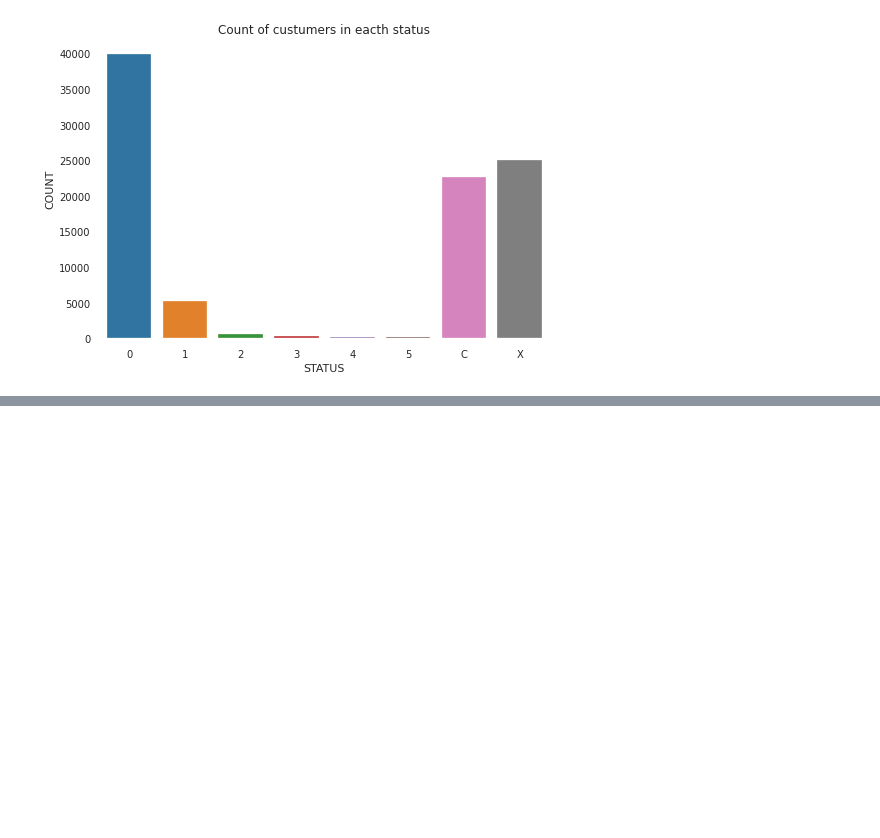
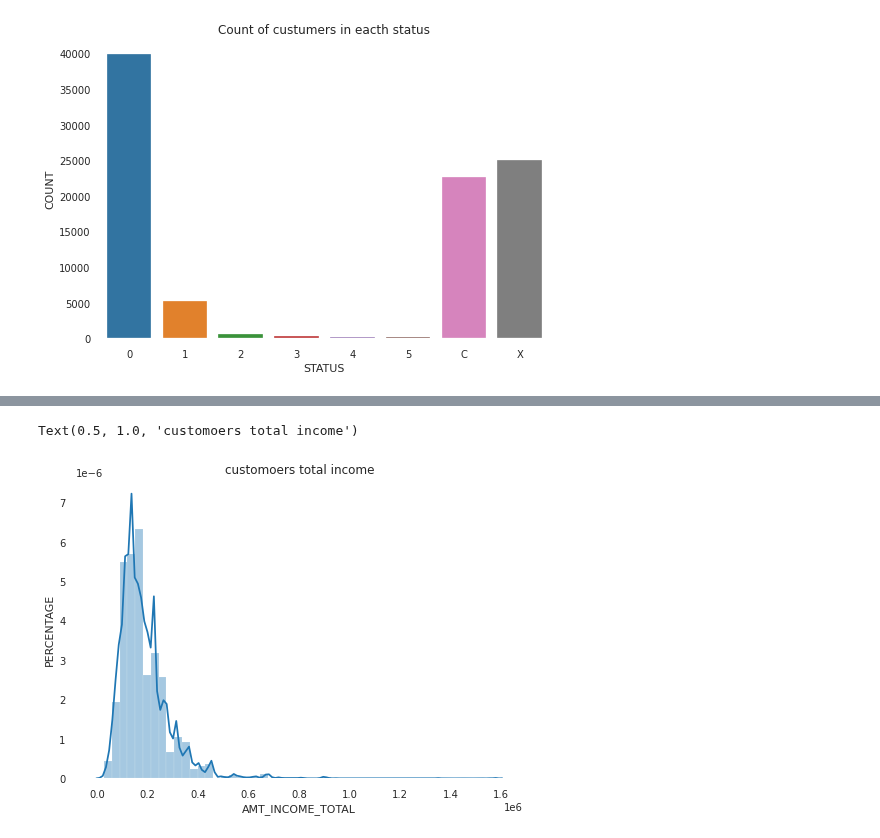
Before and after one commit to jadsonlucio/Machine-learning-ufal-course, a Jupyter notebook: activities/week-2/Credit card score with random forest.ipynb, the cells around one changed output, grey strips where cells are left out. Saved outputs shown, nothing was run; the diff lists cells and outputs as text; code cells hidden in the pictures; blank space fills up the shorter version.

```diff
--- a/activities/week-2/Credit card score with random forest.ipynb
+++ b/activities/week-2/Credit card score with random forest.ipynb
@@ -244,0 +409,9 @@ print(f"o número de ids iguais é {len(match_ids)}")
+# %%
+# customers total income distplot
+
+ax = sns.distplot(df_application_record_with_evaluation["AMT_INCOME_TOTAL"])
+ax.set_ylabel("PERCENTAGE")
+ax.set_title("customoers total income")
+# %% [output]
+Text(0.5, 1.0, 'customoers total income')
+[figure, added]
```
Also changed, not shown: parts of 31 cells of this notebook.
